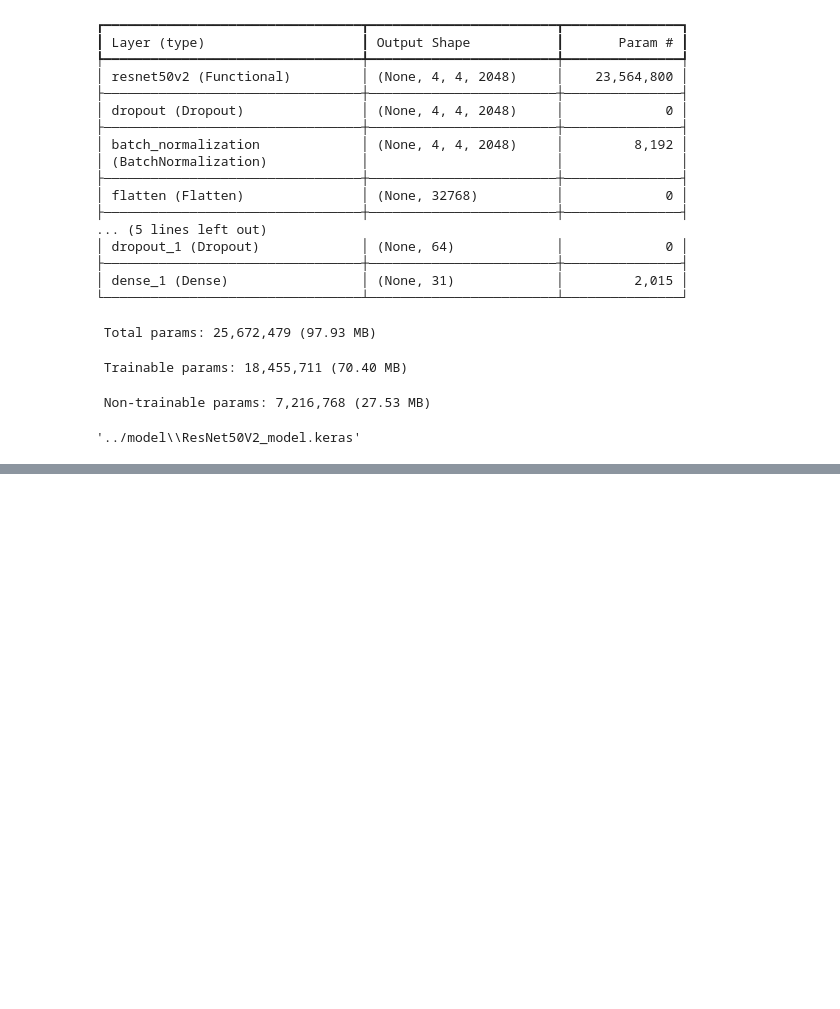
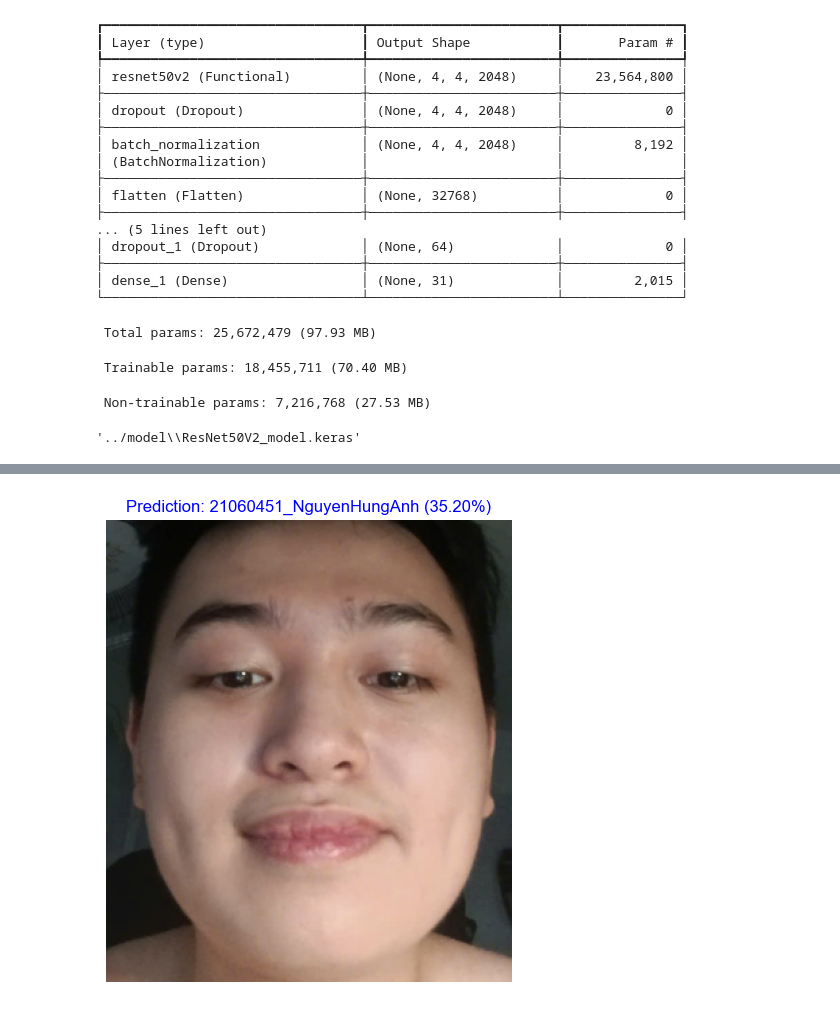
Before and after one commit to Hung000anh/Smart-Attendance-AI, a Jupyter notebook: notebook/build_model_restnet50v2.ipynb, the cells around one changed output, grey strips where cells are left out. Saved outputs shown, nothing was run; the diff lists cells and outputs as text; code cells hidden in the pictures; blank space fills up the shorter version.

```diff
--- a/notebook/build_model_restnet50v2.ipynb
+++ b/notebook/build_model_restnet50v2.ipynb
@@ -218,0 +275,37 @@ NameError: name 'ModelCheckpoint' is not defined
+# %%
+# Load the saved model
+model = load_model('../model/restnet50v2.keras')
+# %%
+import tensorflow as tf
+import matplotlib.pyplot as plt
+import numpy as np
+from PIL import Image
+
+# Đường dẫn đến ảnh
+image_path = "C:/Users/hung0/Downloads/Screenshot 2025-04-04 101743.png"
+image = Image.open(image_path).convert('RGB')  # <- thêm .convert('RGB')
+
+
+# Tiền xử lý ảnh
+img = image.resize((224, 224))
+img_array = tf.keras.preprocessing.image.img_to_array(img)
+img_array = tf.expand_dims(img_array, 0)  # Thêm batch dimension
+img_array = preprocess_input(img_array)
+
+# Dự đoán
+predictions = model.predict(img_array)
+score = tf.nn.softmax(predictions[0])
+
+# Lấy nhãn dự đoán
+g_dict = test_gen.class_indices
+classes = list(g_dict.keys())
+predicted_label = classes[np.argmax(score)]
+confidence = 100 * np.max(score)
+
+# Hiển thị hình ảnh và nhãn dự đoán
+plt.figure(figsize=(6, 6))
+plt.imshow(image)
+plt.axis("off")
+plt.title(f"Prediction: {predicted_label} ({confidence:.2f}%)", fontsize=12, color='blue')
+plt.show()
+# %% [output]
@@ -218,0 +313 @@ NameError: name 'ModelCheckpoint' is not defined
+[figure, added]
```
Also changed, not shown: parts of 9 cells of this notebook.
